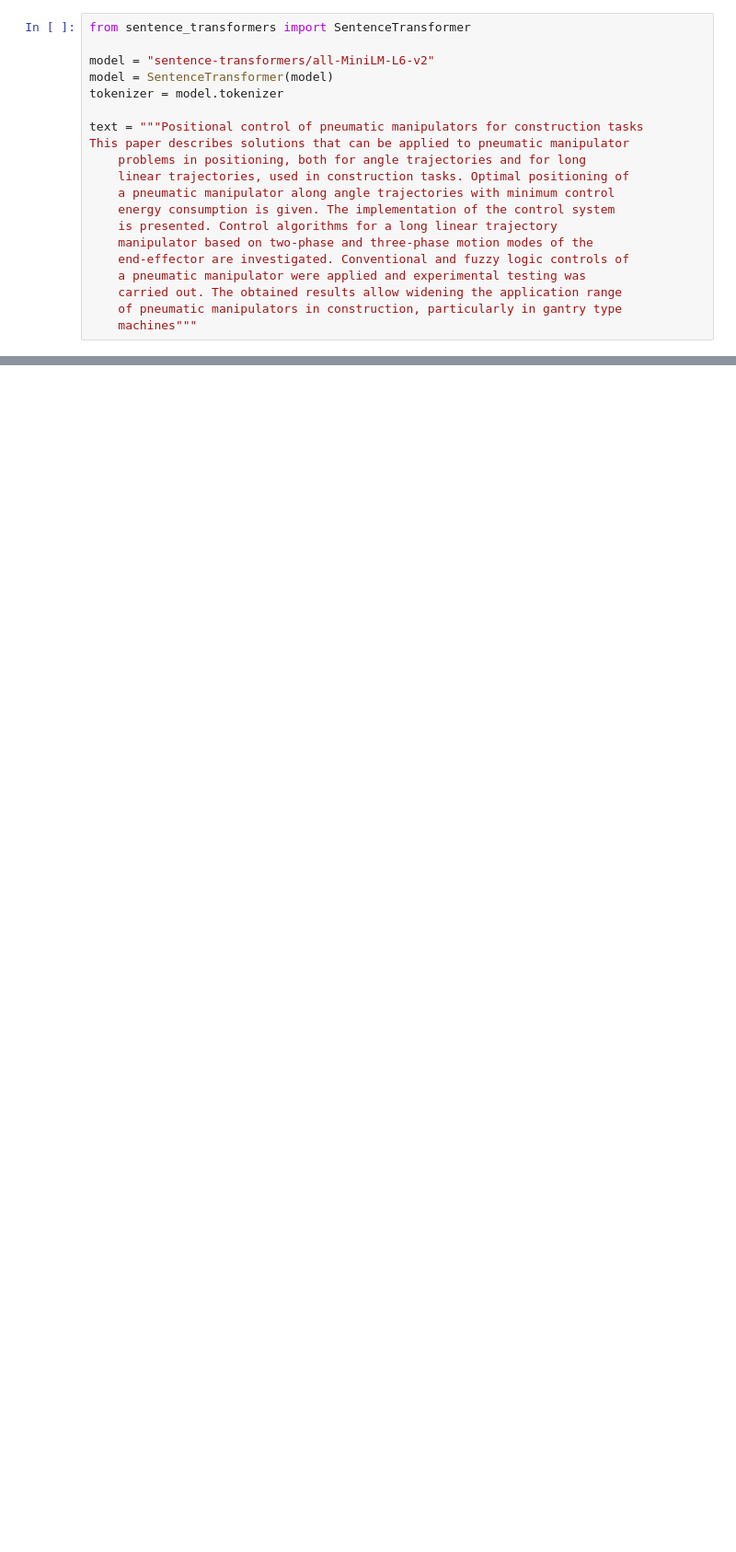
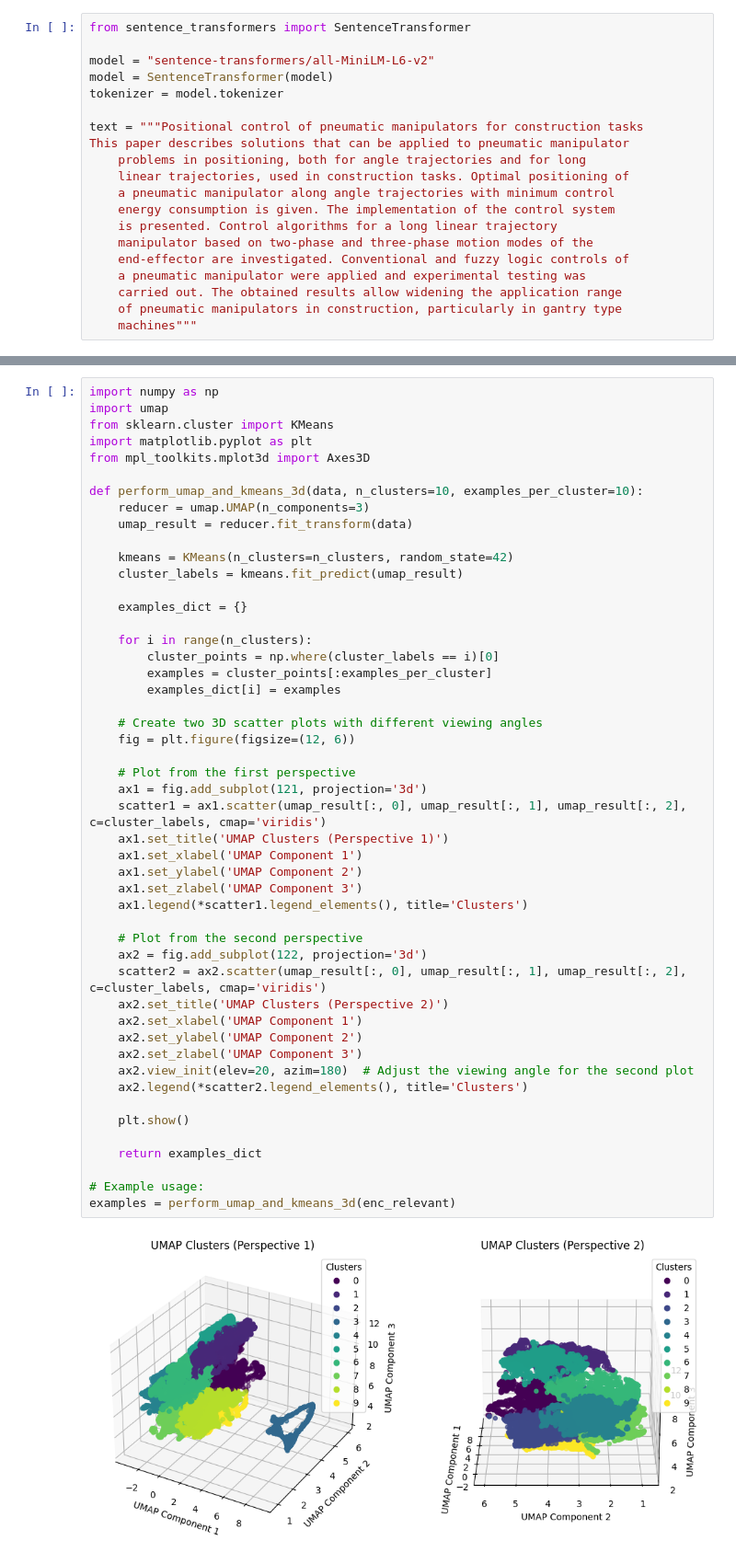
Before and after one commit to dmkwis/TML-decoder, a Jupyter notebook: tml_decoder/research/tokenizer_playaround.ipynb, the cells around one changed output, grey strips where cells are left out. Shown: that part at 92% size. Drawn from its saved outputs; the diff is of its cells as text; blank space fills up the shorter version.

```diff
--- a/tml_decoder/research/tokenizer_playaround.ipynb
+++ b/tml_decoder/research/tokenizer_playaround.ipynb
@@ -95,0 +124,51 @@ for word in tqdm(filtered_vocab):
+# %%
+import numpy as np
+import umap
+from sklearn.cluster import KMeans
+import matplotlib.pyplot as plt
+from mpl_toolkits.mplot3d import Axes3D
+
+def perform_umap_and_kmeans_3d(data, n_clusters=10, examples_per_cluster=10):
+    reducer = umap.UMAP(n_components=3)
+    umap_result = reducer.fit_transform(data)
+
+    kmeans = KMeans(n_clusters=n_clusters, random_state=42)
+    cluster_labels = kmeans.fit_predict(umap_result)
+
+    examples_dict = {}
+
+    for i in range(n_clusters):
+        cluster_points = np.where(cluster_labels == i)[0]
+        examples = cluster_points[:examples_per_cluster]
+        examples_dict[i] = examples
+
+    # Create two 3D scatter plots with different viewing angles
+    fig = plt.figure(figsize=(12, 6))
+
+    # Plot from the first perspective
+    ax1 = fig.add_subplot(121, projection='3d')
+    scatter1 = ax1.scatter(umap_result[:, 0], umap_result[:, 1], umap_result[:, 2], c=cluster_labels, cmap='viridis')
+    ax1.set_title('UMAP Clusters (Perspective 1)')
+    ax1.set_xlabel('UMAP Component 1')
+    ax1.set_ylabel('UMAP Component 2')
+    ax1.set_zlabel('UMAP Component 3')
+    ax1.legend(*scatter1.legend_elements(), title='Clusters')
+
+    # Plot from the second perspective
+    ax2 = fig.add_subplot(122, projection='3d')
+    scatter2 = ax2.scatter(umap_result[:, 0], umap_result[:, 1], umap_result[:, 2], c=cluster_labels, cmap='viridis')
+    ax2.set_title('UMAP Clusters (Perspective 2)')
+    ax2.set_xlabel('UMAP Component 1')
+    ax2.set_ylabel('UMAP Component 2')
+    ax2.set_zlabel('UMAP Component 3')
+    ax2.view_init(elev=20, azim=180)  # Adjust the viewing angle for the second plot
+    ax2.legend(*scatter2.legend_elements(), title='Clusters')
+
+    plt.show()
+
+    return examples_dict
+
+# Example usage:
+examples = perform_umap_and_kmeans_3d(enc_relevant)
+# %% [output]
+[figure, added]
```
Also changed, not shown: parts of 5 cells of this notebook.
